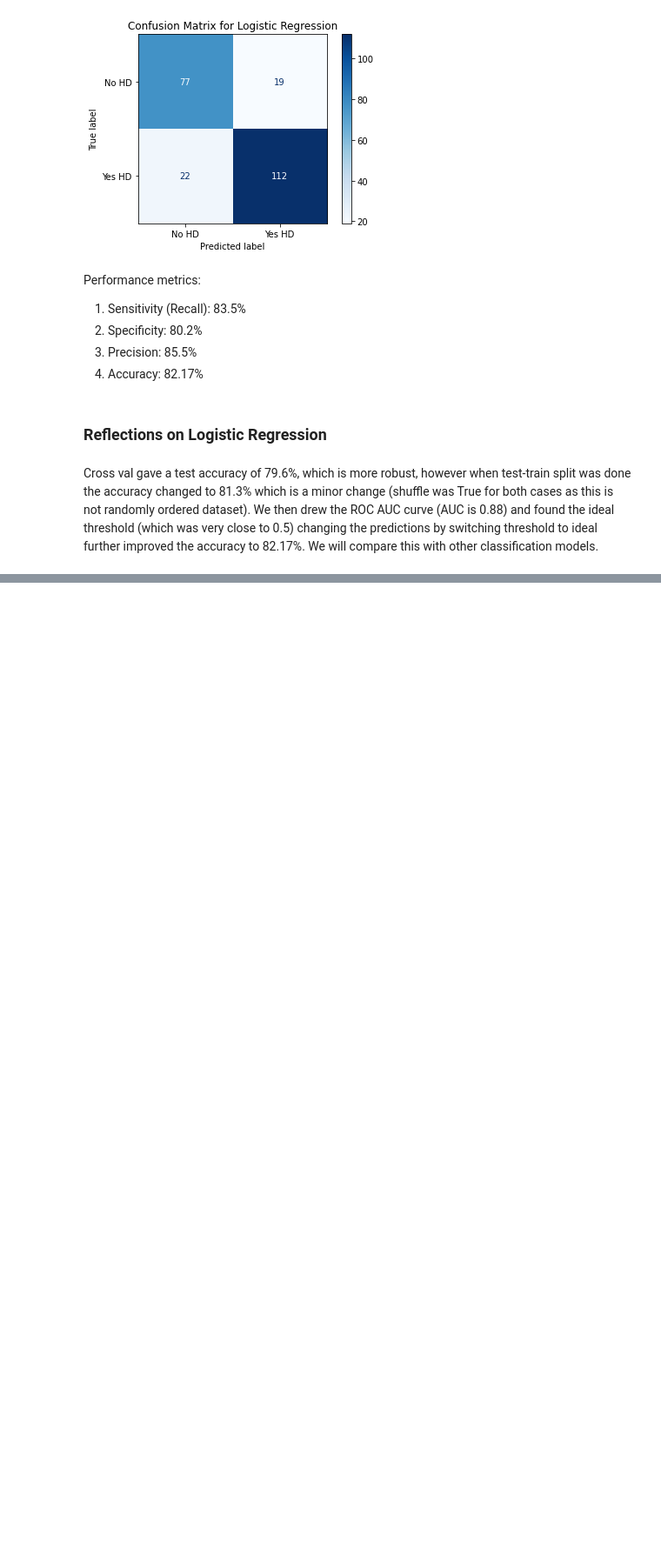
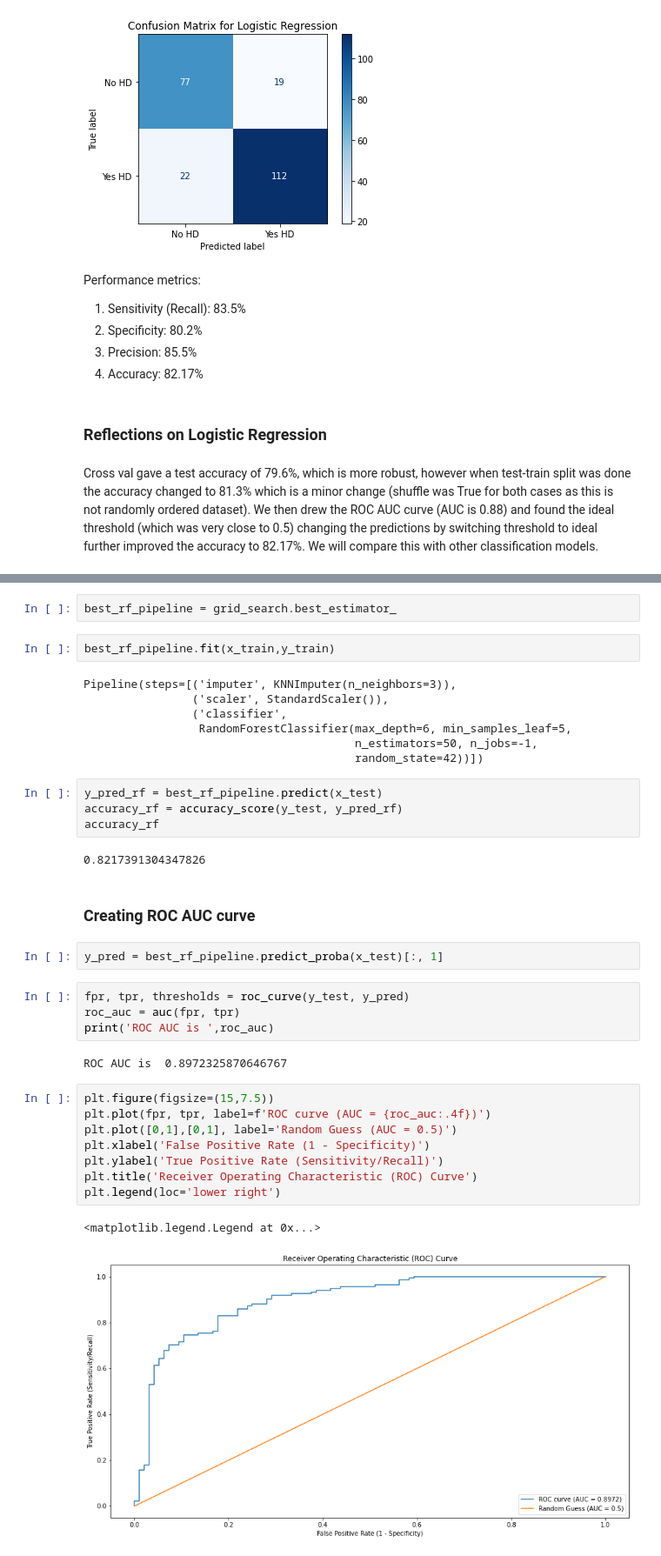
Before and after one commit to Nupur-Patil/ml_projects, a Jupyter notebook: heart_disease_prediction/notebooks/02_model_training.ipynb, the cells around one changed output, grey strips where cells are left out. Shown at 87% size. Saved outputs shown, nothing was run; the diff lists cells and outputs as text; blank space fills up the shorter version.

```diff
--- a/heart_disease_prediction/notebooks/02_model_training.ipynb
+++ b/heart_disease_prediction/notebooks/02_model_training.ipynb
@@ -184,0 +260,38 @@ Cross val gave a test accuracy of 79.6%, which is more robust, however when test
+# %%
+best_rf_pipeline = grid_search.best_estimator_
+# %%
+best_rf_pipeline.fit(x_train,y_train)
+# %% [output]
+Pipeline(steps=[('imputer', KNNImputer(n_neighbors=3)),
+                ('scaler', StandardScaler()),
+                ('classifier',
+                 RandomForestClassifier(max_depth=6, min_samples_leaf=5,
+                                        n_estimators=50, n_jobs=-1,
+                                        random_state=42))])
+# %%
+y_pred_rf = best_rf_pipeline.predict(x_test)
+accuracy_rf = accuracy_score(y_test, y_pred_rf)
+accuracy_rf
+# %% [output]
+0.8217391304347826
+# %% [markdown]
+### Creating ROC AUC curve
+# %%
+y_pred = best_rf_pipeline.predict_proba(x_test)[:, 1]
+# %%
+fpr, tpr, thresholds = roc_curve(y_test, y_pred)
+roc_auc = auc(fpr, tpr)
+print('ROC AUC is ',roc_auc)
+# %% [output]
+ROC AUC is  0.8972325870646767
+# %%
+plt.figure(figsize=(15,7.5))
+plt.plot(fpr, tpr, label=f'ROC curve (AUC = {roc_auc:.4f})')
+plt.plot([0,1],[0,1], label='Random Guess (AUC = 0.5)')
+plt.xlabel('False Positive Rate (1 - Specificity)')
+plt.ylabel('True Positive Rate (Sensitivity/Recall)')
+plt.title('Receiver Operating Characteristic (ROC) Curve')
+plt.legend(loc='lower right')
+# %% [output]
+<matplotlib.legend.Legend at 0x...>
+[figure, added]
```
Also changed, not shown: parts of 25 cells of this notebook, 1 other file.
